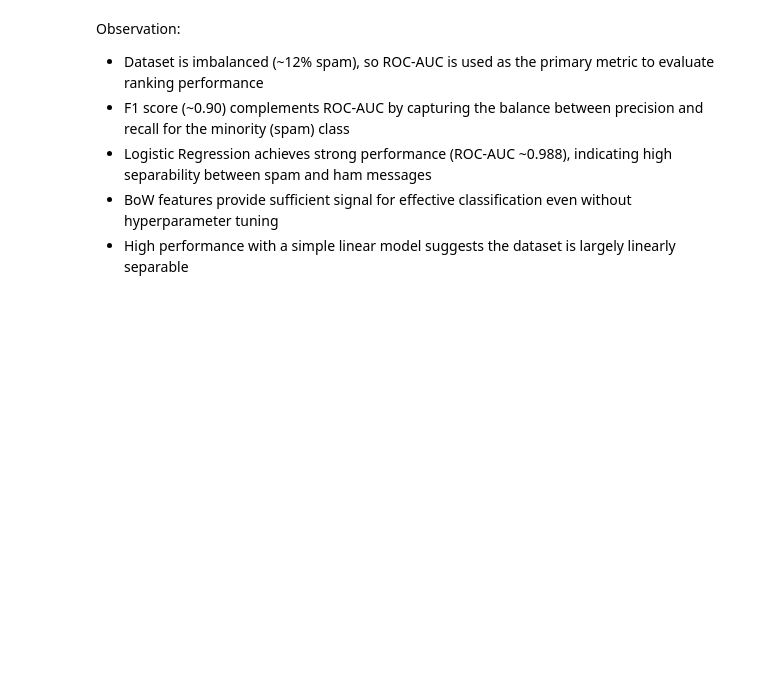
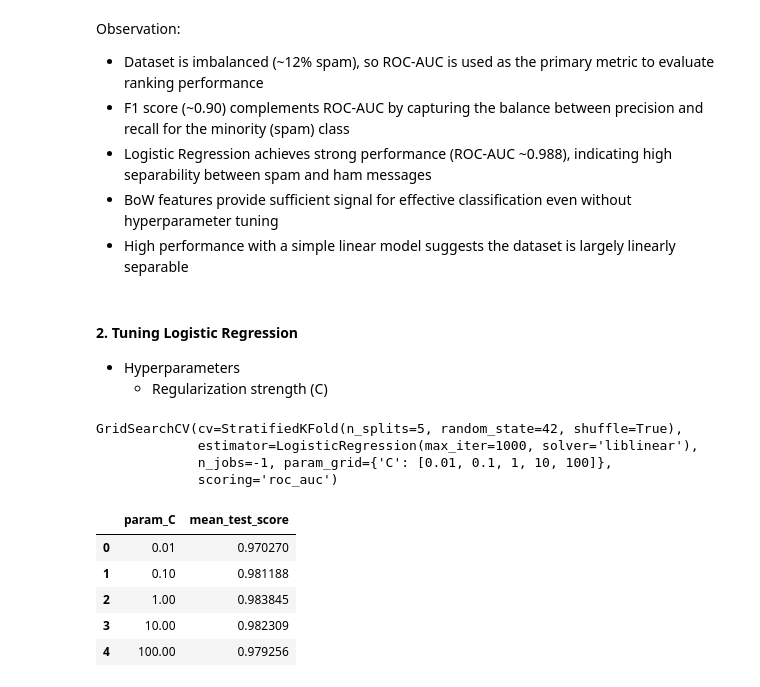
Before and after one commit to AmishaTiwari/nlp-playbook, a Jupyter notebook: notebooks/02_vectorization/bow_tfidf.ipynb, the cells around one changed output. Cells and saved outputs as stored; diff of their text form; code cells hidden in the pictures; blank space fills up the shorter version.

Commit message:
Tune Logistic Regression with cross-validation and evaluate impact of regularization

```diff
--- a/notebooks/02_vectorization/bow_tfidf.ipynb
+++ b/notebooks/02_vectorization/bow_tfidf.ipynb
@@ -204,3 +204,44 @@ Observation:
 - Logistic Regression achieves strong performance (ROC-AUC ~0.988), indicating high separability between spam and ham messages
 - BoW features provide sufficient signal for effective classification even without hyperparameter tuning
 - High performance with a simple linear model suggests the dataset is largely linearly separable
+# %% [markdown]
+#### 2. Tuning Logistic Regression
+- Hyperparameters
+    - Regularization strength (C)
+# %%
+# Cross-validation strategy
+cv = StratifiedKFold(n_splits=5, shuffle=True, random_state=RANDOM_STATE)
+
+# Parameter grid
+param_grid = {
+    "C": [0.01, 0.1, 1, 10, 100]
+}
+
+# Grid search
+grid = GridSearchCV(
+    estimator=LogisticRegression(
+        max_iter=1000,
+        solver="liblinear" # Using 'liblinear' solver as it works well for small datasets and sparse data (like BoW)
+        ),
+    param_grid=param_grid,
+    scoring="roc_auc",
+    cv=cv,
+    n_jobs=-1
+)
+
+grid.fit(X_train_bow, y_train)
+# %% [output]
+GridSearchCV(cv=StratifiedKFold(n_splits=5, random_state=42, shuffle=True),
+             estimator=LogisticRegression(max_iter=1000, solver='liblinear'),
+             n_jobs=-1, param_grid={'C': [0.01, 0.1, 1, 10, 100]},
+             scoring='roc_auc')
+# %%
+cv_results = pd.DataFrame(grid.cv_results_)
+display(cv_results[["param_C", "mean_test_score"]])
+# %% [output]
+|  | param_C | mean_test_score |
+| 0 | 0.01 | 0.970270 |
+| 1 | 0.10 | 0.981188 |
+| 2 | 1.00 | 0.983845 |
+| 3 | 10.00 | 0.982309 |
+| 4 | 100.00 | 0.979256 |
```
Also changed, not shown: parts of 9 cells of this notebook.
